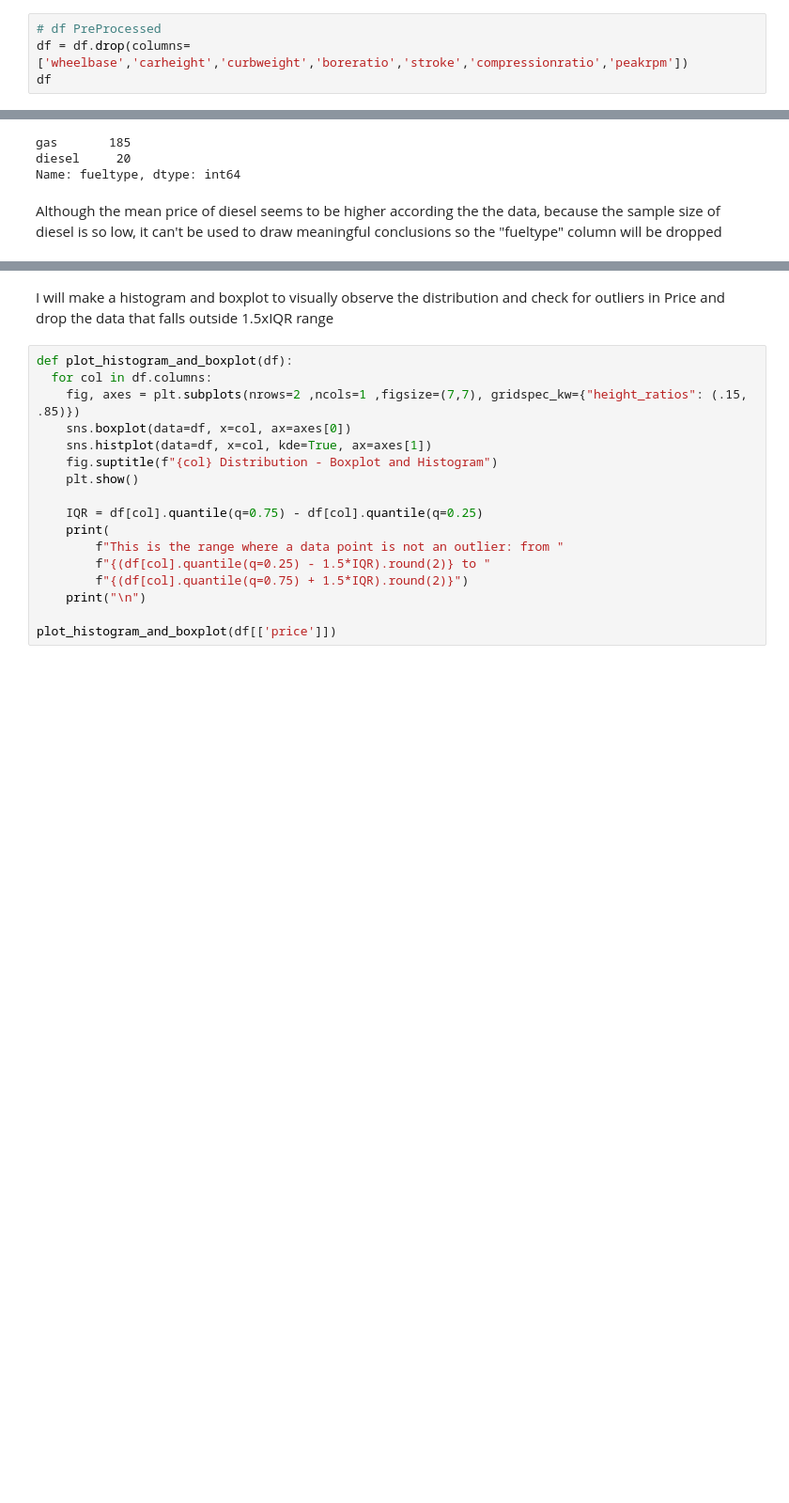
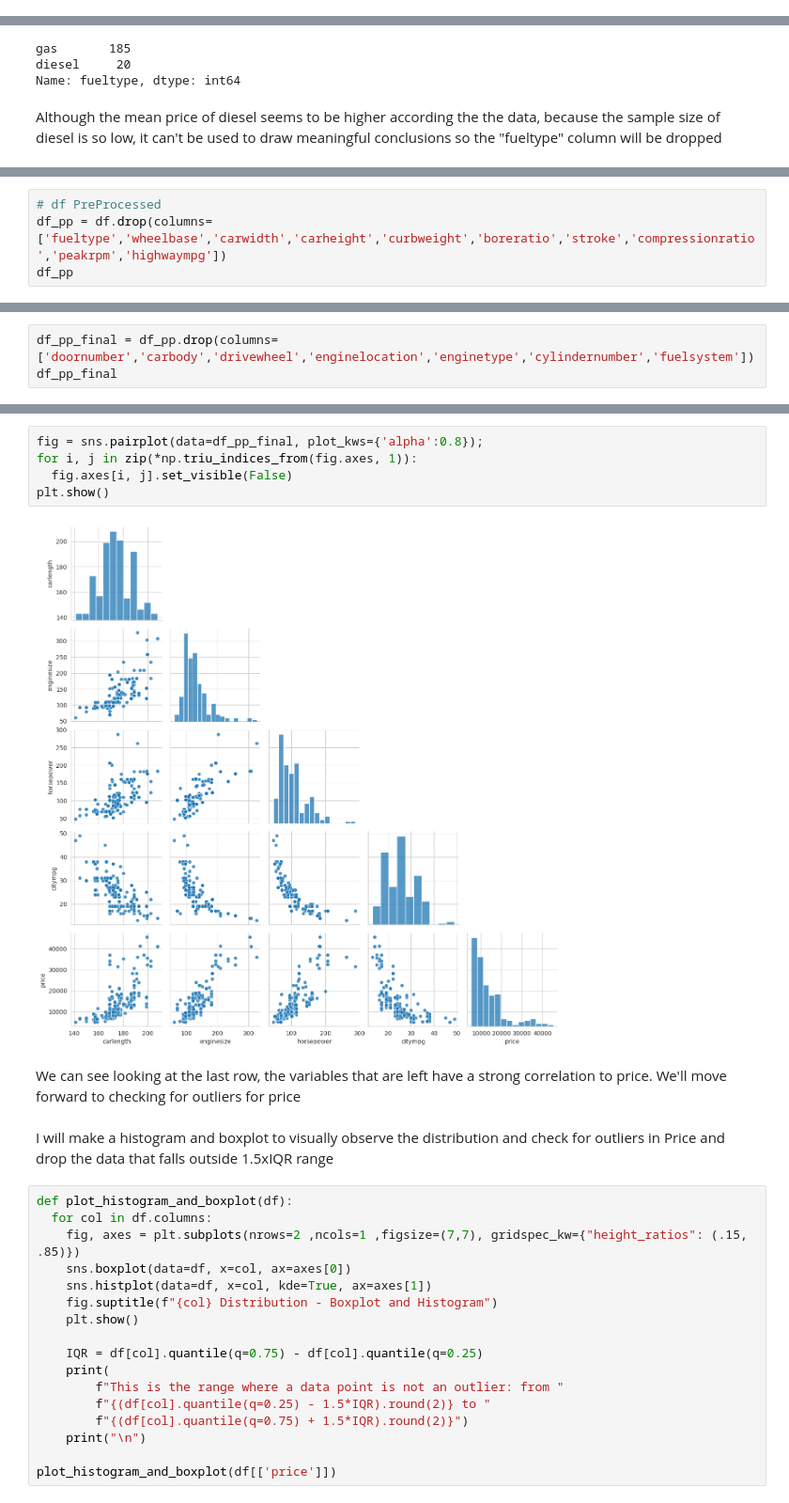
Before and after one commit to Tee-DataA/Hackathon1, a Jupyter notebook: jupyter_notebooks/Notebook_Template.ipynb, the cells around one changed output, grey strips where cells are left out. Shown at 94% size. Drawn from its saved outputs; the diff is of its cells as text; blank space fills up the shorter version.

```diff
--- a/jupyter_notebooks/Notebook_Template.ipynb
+++ b/jupyter_notebooks/Notebook_Template.ipynb
@@ -147,4 +126,0 @@ Looking at this chart we can see that there appears to be a strong correlation b
-# %%
-# df PreProcessed
-df = df.drop(columns=['wheelbase','carheight','curbweight','boreratio','stroke','compressionratio','peakrpm'])
-df
@@ -191,0 +170,4 @@ Although the mean price of diesel seems to be higher according the the data, bec
+# %%
+# df PreProcessed
+df_pp = df.drop(columns=['fueltype','wheelbase','carwidth','carheight','curbweight','boreratio','stroke','compressionratio','peakrpm','highwaympg'])
+df_pp
@@ -191,0 +270,3 @@ Although the mean price of diesel seems to be higher according the the data, bec
+# %%
+df_pp_final = df_pp.drop(columns=['doornumber','carbody','drivewheel','enginelocation','enginetype','cylindernumber','fuelsystem'])
+df_pp_final
@@ -192,3 +287,12 @@ Although the mean price of diesel seems to be higher according the the data, bec
+# %%
+fig = sns.pairplot(data=df_pp_final, plot_kws={'alpha':0.8});
+for i, j in zip(*np.triu_indices_from(fig.axes, 1)):
+  fig.axes[i, j].set_visible(False)
+plt.show()
+# %% [output]
+[figure, added]
+# %% [markdown]
+We can see looking at the last row, the variables that are left have a strong correlation to price. We'll move forward to checking for outliers for price
 # %% [markdown]
 I will make a histogram and boxplot to visually observe the distribution and check for outliers in Price and drop the data that falls outside 1.5xIQR range
 # %%
```
Also changed, not shown: parts of 22 cells of this notebook.
